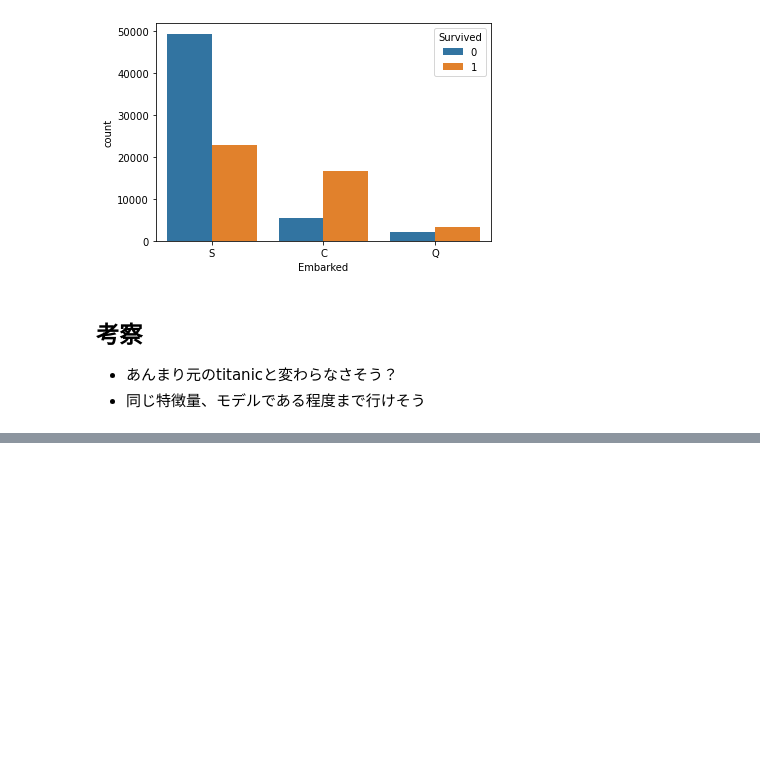
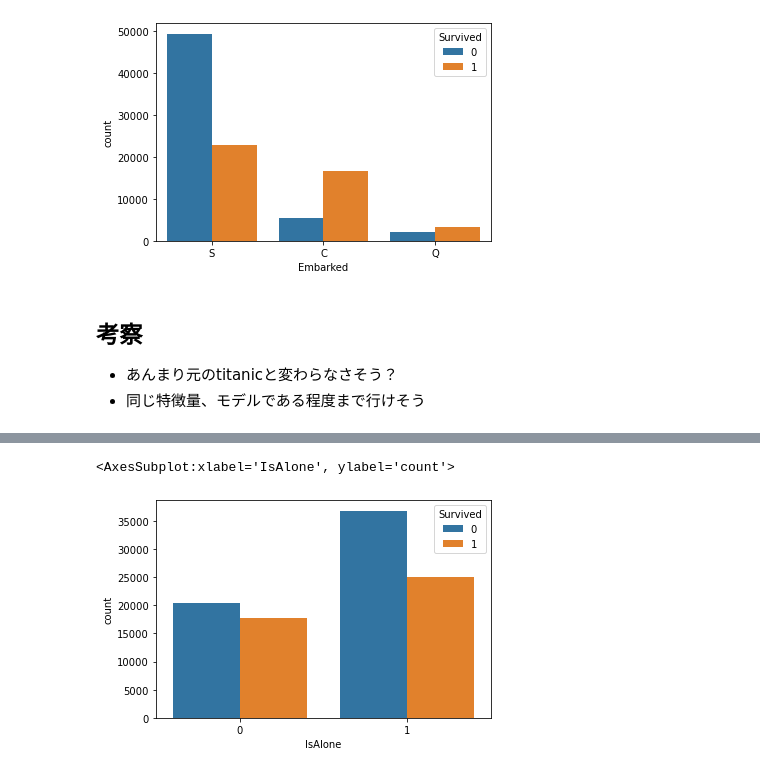
Before and after one commit to kitakou0313/titanic, a Jupyter notebook: tabular/eda.ipynb, the cells around one changed output, grey strips where cells are left out. Saved outputs shown, nothing was run; the diff lists cells and outputs as text; code cells hidden in the pictures; blank space fills up the shorter version.

```diff
--- a/tabular/eda.ipynb
+++ b/tabular/eda.ipynb
@@ -73,0 +82,9 @@ plt.show()
+# %%
+# 一人かどうかも有効そう
+train["IsAlone"] = 0
+train.loc[train["FamilySize"] == 1, "IsAlone"] = 1
+# %%
+sns.countplot(x="IsAlone", data=train, hue="Survived")
+# %% [output]
+<AxesSubplot:xlabel='IsAlone', ylabel='count'>
+[figure, added]
```
Also changed, not shown: parts of 2 cells of this notebook.
